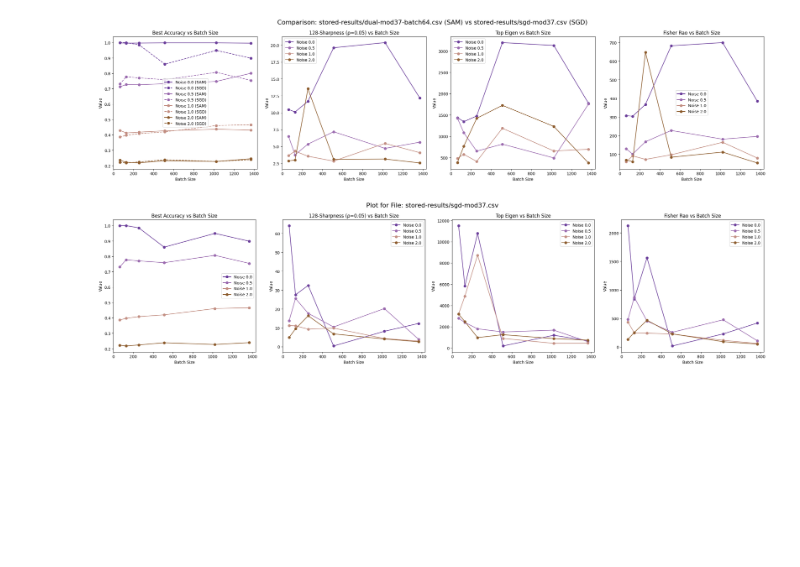
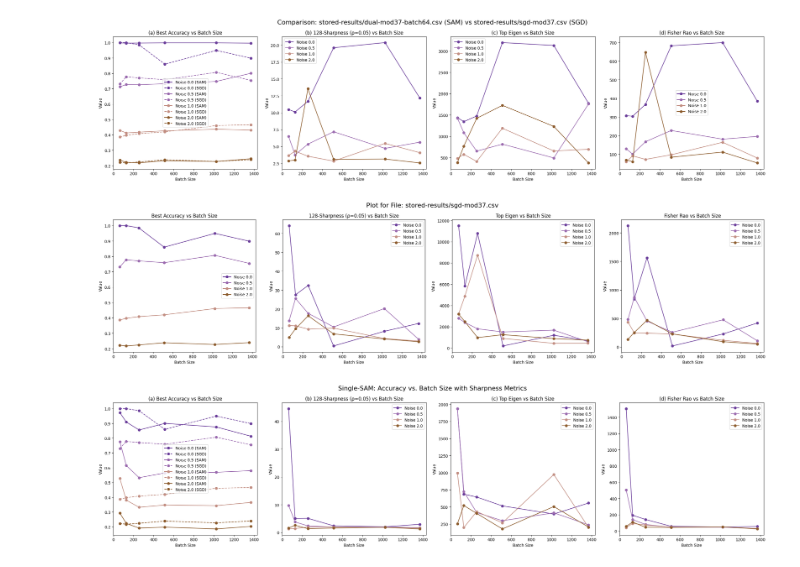
Before and after one commit to sypneiwski/SAM-experiments, a Jupyter notebook: plots.ipynb, the cells around one changed output. Saved outputs shown, nothing was run; the diff lists cells and outputs as text; code cells hidden in the pictures; blank space fills up the shorter version.

Commit message:
add plots folder and plot

```diff
--- a/plots.ipynb
+++ b/plots.ipynb
@@ -56,7 +56,7 @@ def plot(file_path):
     plt.tight_layout()
     plt.show()
 
-def plot_vs(sam_file, sgd_file):
+def plot_vs(sam_file, sgd_file, title=None):
     df_sam = pd.read_csv(sam_file)
     df_sgd = pd.read_csv(sgd_file)
 
@@ -86,17 +86,17 @@ def plot_vs(sam_file, sgd_file):
         fisher = [sam_data[sam_data['batch_size'] == batch]['fisher_rao'].values[0] for batch in batch_sizes]
         axs[3].plot(batch_sizes, fisher, label=f'Noise {noise}', marker='o', markersize=6, color=color)
 
-    axs[0].set_title('Best Accuracy vs Batch Size')
-    axs[1].set_title('128-Sharpness (ρ=0.05) vs Batch Size')
-    axs[2].set_title('Top Eigen vs Batch Size')
-    axs[3].set_title('Fisher Rao vs Batch Size')
+    axs[0].set_title('(a) Best Accuracy vs Batch Size')
+    axs[1].set_title('(b) 128-Sharpness (ρ=0.05) vs Batch Size')
+    axs[2].set_title('(c) Top Eigen vs Batch Size')
+    axs[3].set_title('(d) Fisher Rao vs Batch Size')
 
     for ax in axs:
         ax.set_xlabel('Batch Size')
         ax.set_ylabel('Value')
         ax.legend()
 
-    plt.suptitle(f'Comparison: {sam_file} (SAM) vs {sgd_file} (SGD)', fontsize=16)
+    plt.suptitle(f'Comparison: {sam_file} (SAM) vs {sgd_file} (SGD)' if title is None else title, fontsize=16)
     plt.tight_layout()
     plt.show()
 # %%
@@ -130,3 +130,7 @@ plot_vs(batch64, sgd_mod37)
 plot(sgd_mod37)
 # %% [output]
 [figure]
+# %%
+plot_vs(single_mod37, sgd_mod37, title='Single-SAM: Accuracy vs. Batch Size with Sharpness Metrics')
+# %% [output]
+[figure, added]
```
Also changed, not shown: 1 other file.
